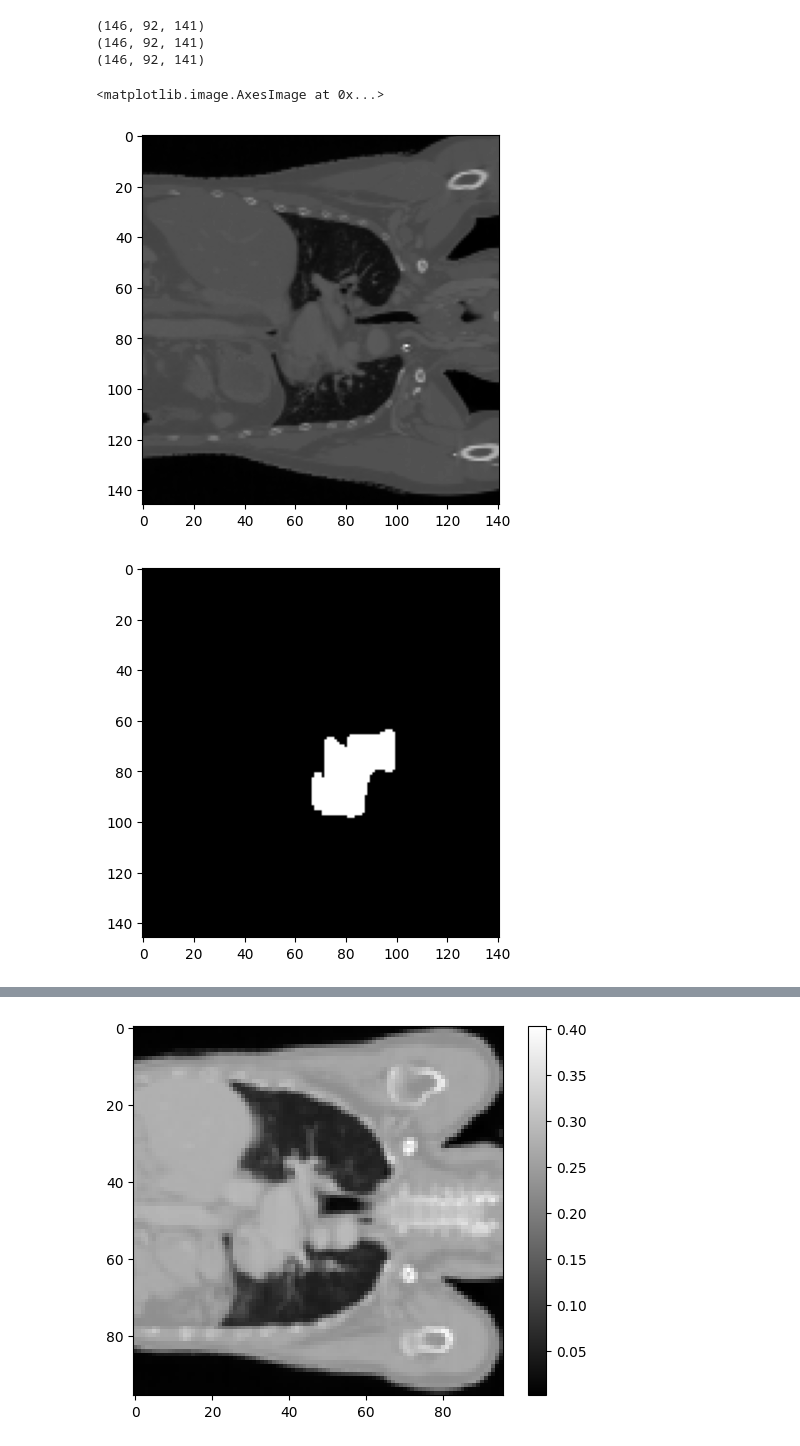
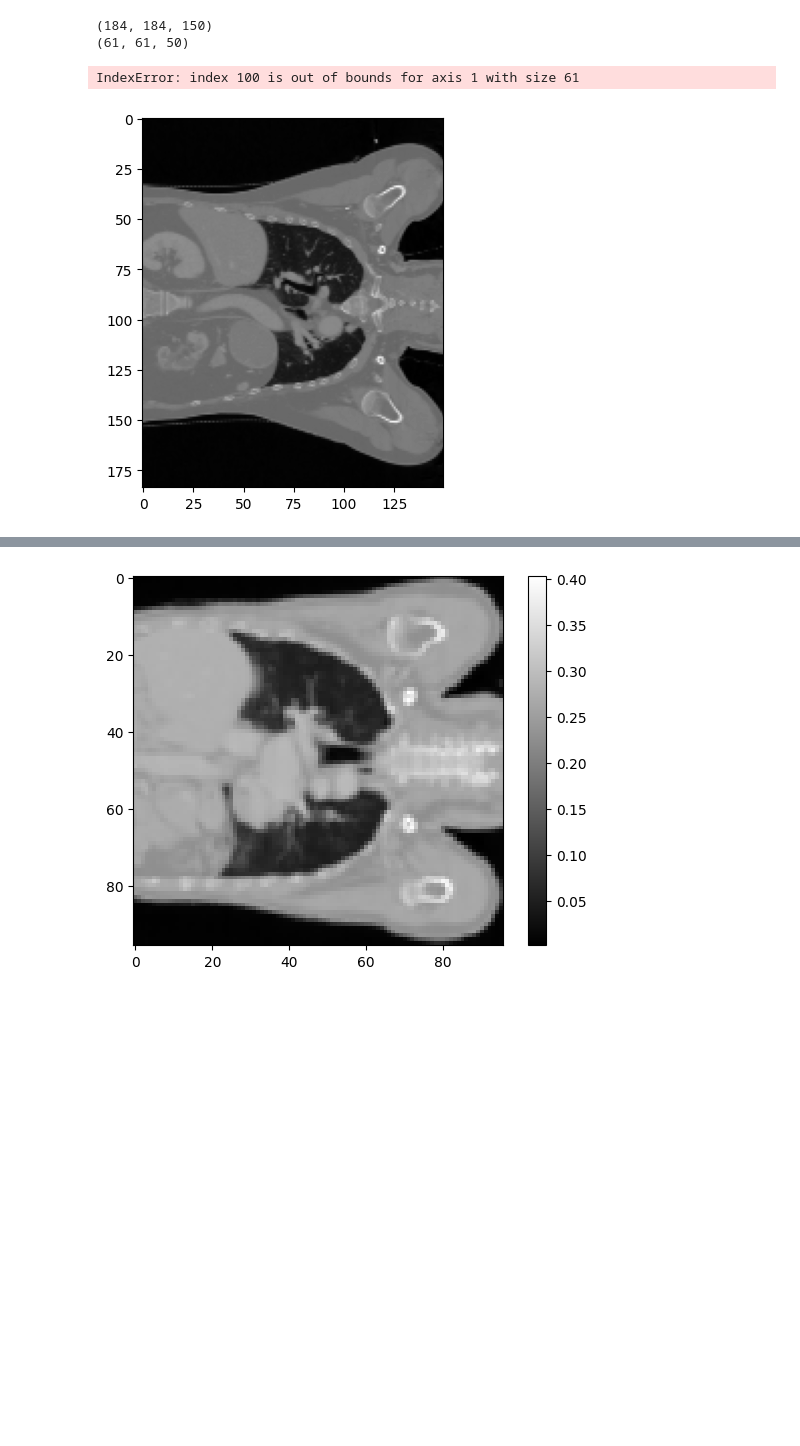
Before and after one commit to nuaazs/ScanNetAI, a Jupyter notebook: egs/ct2dose/check.ipynb, the cells around one changed output, grey strips where cells are left out. Drawn from its saved outputs; the diff is of its cells as text; code cells hidden in the pictures; blank space fills up the shorter version.

Commit message:
update ct2dose datasets

```diff
--- a/egs/ct2dose/check.ipynb
+++ b/egs/ct2dose/check.ipynb
@@ -2,39 +2,37 @@
 import numpy as np
 import matplotlib.pyplot as plt
 # %%
-root = "/home/zhaosheng/Documents/ScanNetAI/egs/ct2dose/common/niis_selected/RT201561"
+root = "/home/zhaosheng/Documents/ScanNetAI/egs/ct2dose/common/niis_output/RT221226"
 img = root + "/ct.nii.gz"
 label = root + "/dose.nii.gz"
 pred = root + "/struct.nii.gz"
 
 def load_nii_to_array(filename):
     import nibabel as nib
     img = nib.load(filename)
     data = img.get_fdata()
     print(data.shape)
     return data
 
 # plot image
 img = load_nii_to_array(img)
 # print(img.shape)
 img = img[:, 50, :]
 plt.figure()
 plt.imshow(img, cmap='gray')
 
 pred = load_nii_to_array(pred)
 # print(pred.shape)
 pred = pred[:, 50, :]
 plt.figure()
 plt.imshow(pred, cmap='gray')
 
 label = load_nii_to_array(label)
 label = label[:, 50, :]
 plt.figure()
 plt.imshow(label, cmap='gray')
 # %% [output]
-(146, 92, 141)
-(146, 92, 141)
-(146, 92, 141)
+(184, 184, 150)
+(61, 61, 50)
-<matplotlib.image.AxesImage at 0x...>
+IndexError: index 100 is out of bounds for axis 1 with size 61
-[figure, old version]
+[figure, new version]
-[figure, removed]
```
Also changed, not shown: parts of 1 cell of this notebook, 6 other files.
